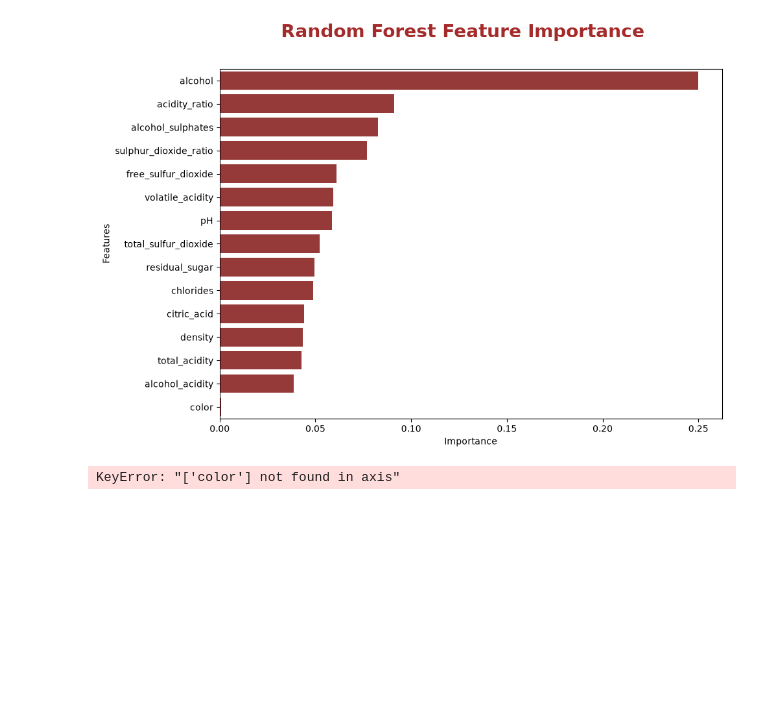
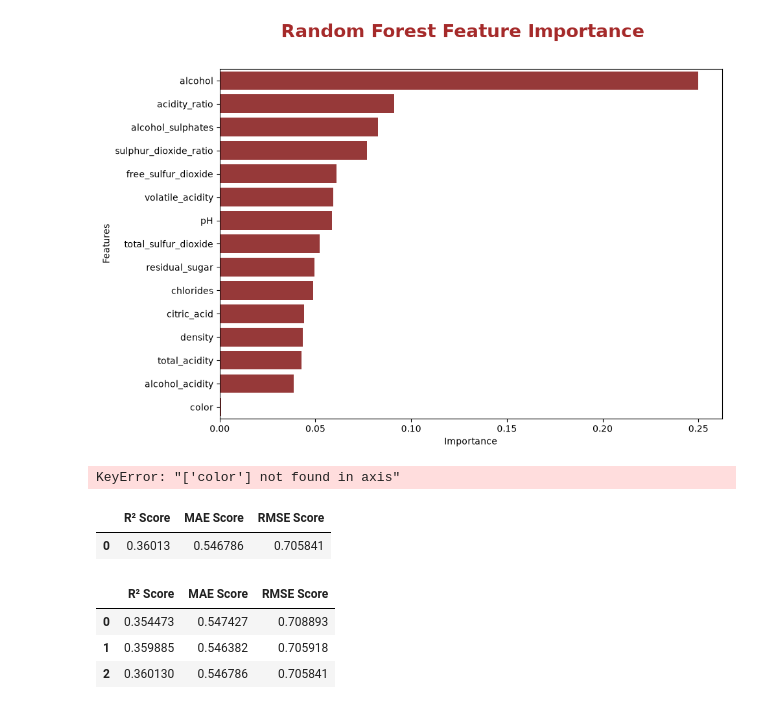
Before and after one commit to Dev-Flurssy/data-science-lab, a Jupyter notebook: Wine Quality/Notebooks/feature-selection.ipynb, the cells around one changed output. Saved outputs shown, nothing was run; the diff lists cells and outputs as text; code cells hidden in the pictures; blank space fills up the shorter version.

Commit message:
Add comparison of baseline and new feature engineered result

```diff
--- a/Wine Quality/Notebooks/feature-selection.ipynb
+++ b/Wine Quality/Notebooks/feature-selection.ipynb
@@ -318,0 +336,23 @@ KeyError: "['color'] not found in axis"
+# %%
+# r2 mae and rmse score of model
+
+cvn_result2 = pd.DataFrame({
+    'R² Score': [cv2['test_r2'].mean()],
+    'MAE Score': [-cv2['test_mae'].mean()],
+    'RMSE Score': [-cv2['test_rmse'].mean()]
+})
+
+cvn_result2
+# %% [output]
+|  | R² Score | MAE Score | RMSE Score |
+| 0 | 0.36013 | 0.546786 | 0.705841 |
+# %%
+# comparing baseline and feature engineered result
+
+comparison_table = pd.concat([bs_result, cvn_result, cvn_result2], ignore_index=True)
+comparison_table
+# %% [output]
+|  | R² Score | MAE Score | RMSE Score |
+| 0 | 0.354473 | 0.547427 | 0.708893 |
+| 1 | 0.359885 | 0.546382 | 0.705918 |
+| 2 | 0.360130 | 0.546786 | 0.705841 |
```
Also changed, not shown: parts of 2 cells of this notebook.
